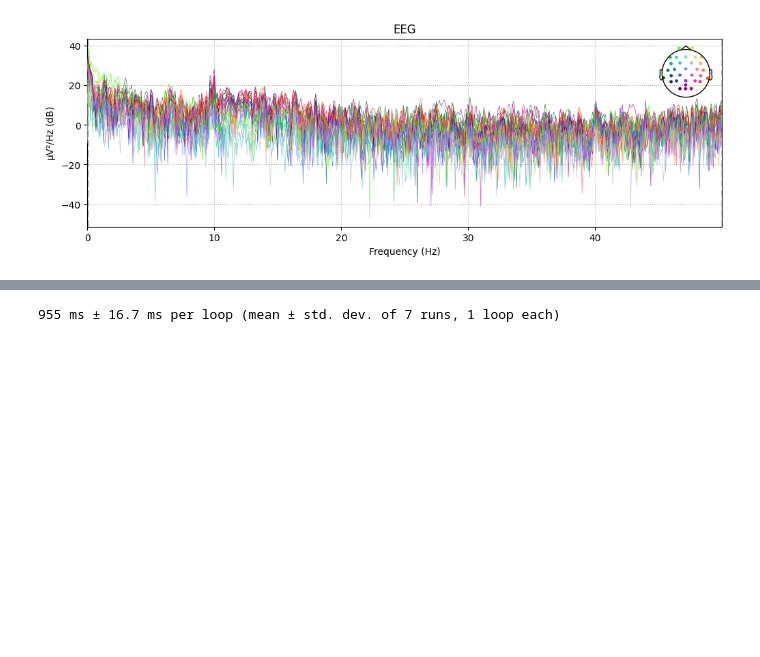
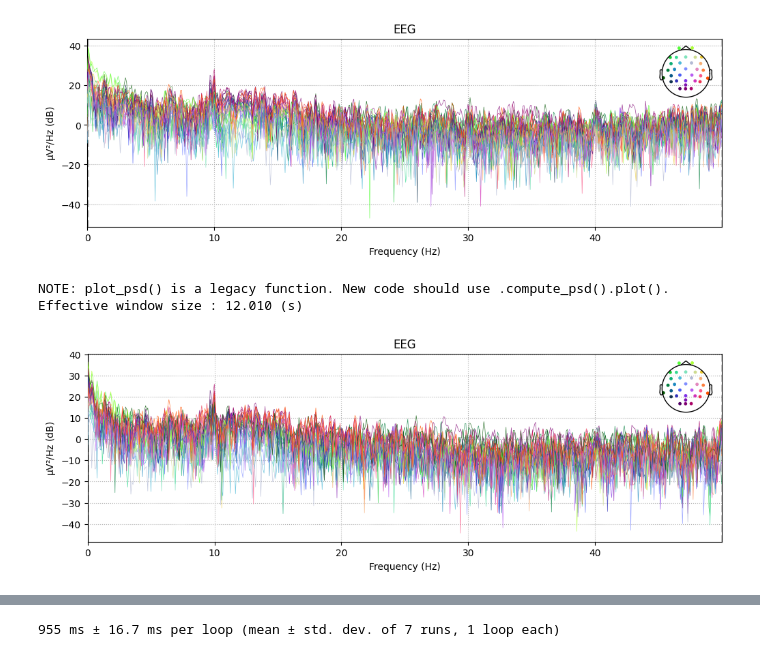
Before and after one commit to maevamoyne/neuxus_test, a Jupyter notebook: regression.ipynb, the cells around one changed output, grey strips where cells are left out. Drawn from its saved outputs; the diff is of its cells as text; code cells hidden in the pictures; blank space fills up the shorter version.

```diff
--- a/regression.ipynb
+++ b/regression.ipynb
@@ -125,6 +127,7 @@ raw_ga = GAC.fit_transform(raw, event_name='Response/R128', half_window_size=20)
 
 raw_ga.resample(100)
 raw_cba = cba(raw_ga, max_lag=10)
+raw_cba_100 = cba(raw_ga, max_lag=100)
 # %% [output]
 Extracting parameters from C:\Users\victor.ferat\Documents\Soraya\EEG-MRI\P05_eyes_closed_mrion.vhdr...
 Setting channel info structure...
@@ -178,4 +181,13 @@ raw_cba.copy().crop(0,12).plot_psd(fmin=0, fmax=50, picks='eeg')
 NOTE: plot_psd() is a legacy function. New code should use .compute_psd().plot().
 Effective window size : 12.010 (s)
 [figure]
+# %%
+%matplotlib qt
+
+raw_cba_100.set_montage('standard_1020')
+raw_cba_100.copy().crop(0,12).plot_psd(fmin=0, fmax=50, picks='eeg')
+# %% [output]
+NOTE: plot_psd() is a legacy function. New code should use .compute_psd().plot().
+Effective window size : 12.010 (s)
+[figure, added]
 # %%
```
Also changed, not shown: parts of 9 cells of this notebook, 3 other files.
